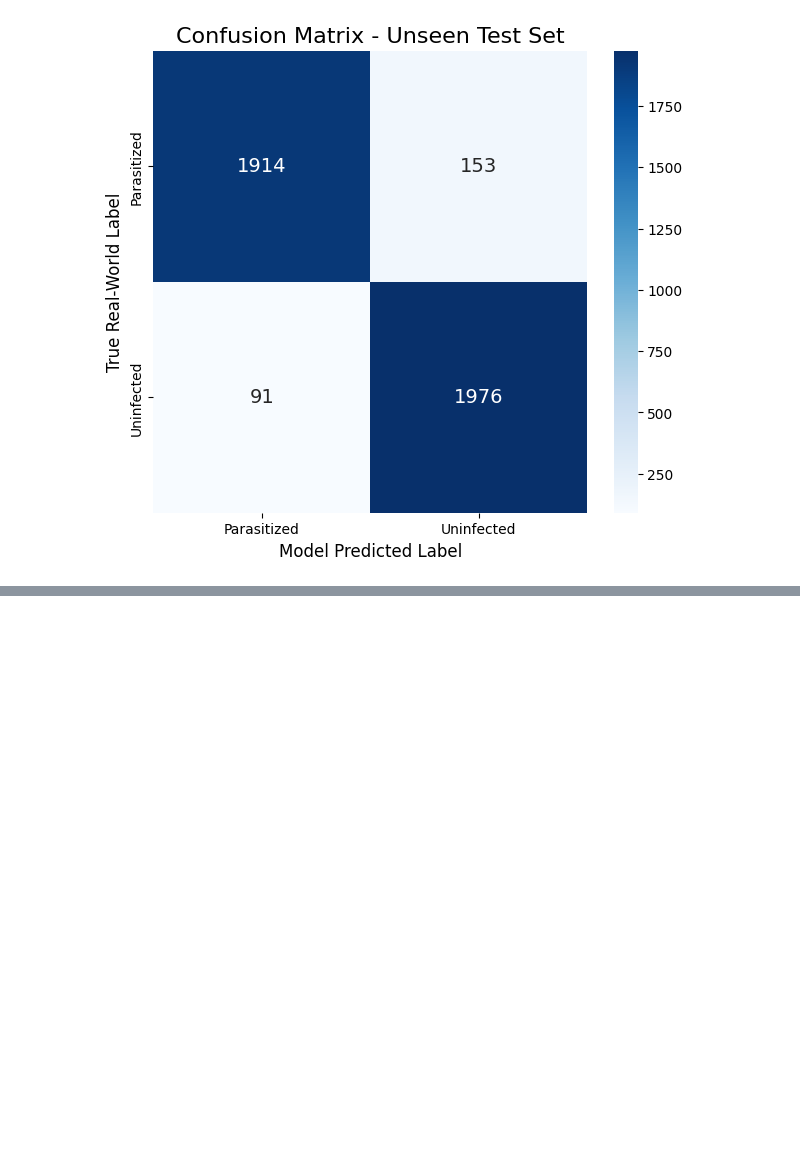
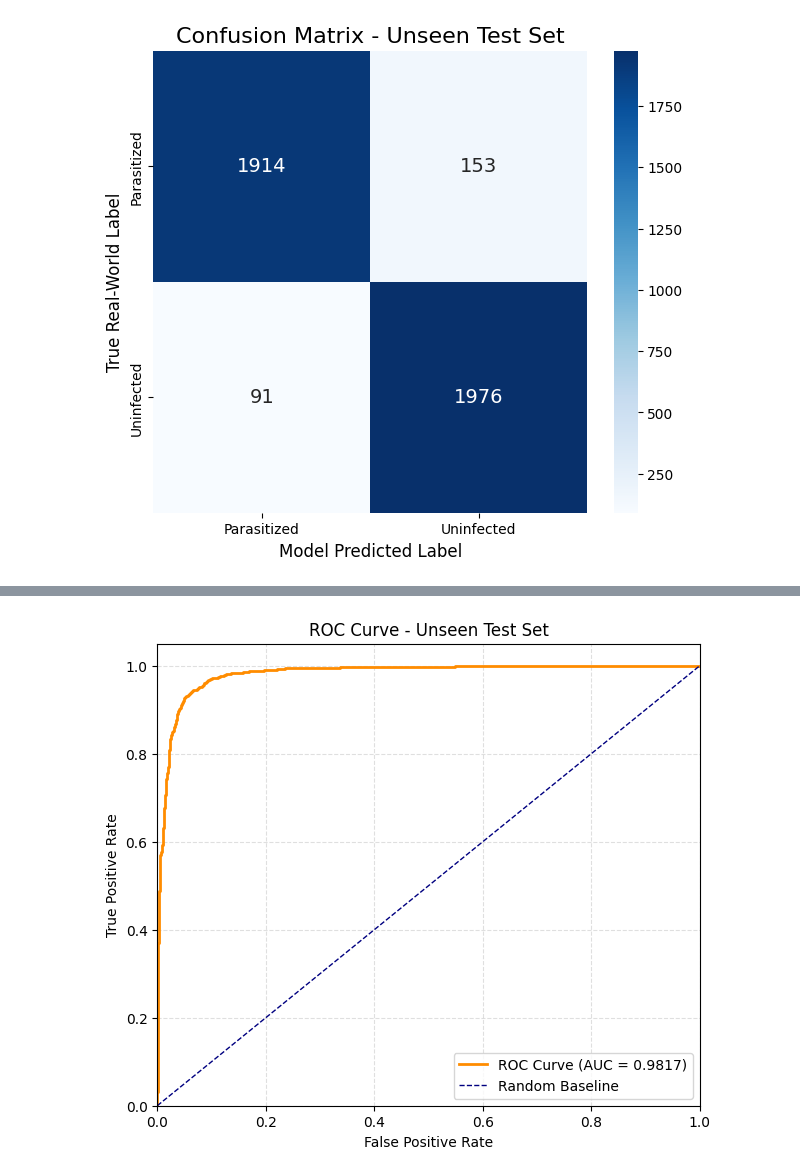
Before and after one commit to Computer-Vision-Project-Team/malaria-detection-cv, a Jupyter notebook: notebooks/model_train.ipynb, the cells around one changed output, grey strips where cells are left out. Saved outputs shown, nothing was run; the diff lists cells and outputs as text; code cells hidden in the pictures; blank space fills up the shorter version.

```diff
--- a/notebooks/model_train.ipynb
+++ b/notebooks/model_train.ipynb
@@ -452,3 +452,101 @@ weighted avg       0.94      0.94      0.94      4134
 
 Generating Confusion Matrix...
 [figure]
+# %%
+from sklearn.metrics import roc_curve, auc
+import os
+import matplotlib.pyplot as plt
+import tensorflow as tf
+from tensorflow.keras.preprocessing.image import ImageDataGenerator
+
+# If ROC cell is run directly, rebuild required inputs.
+if 'predictions' not in globals() or 'y_true' not in globals():
+    print('predictions/y_true not found. Running test inference first...')
+
+    # Resolve model path across Colab and local workspace.
+    model_candidates = []
+    if 'model_save_path' in globals() and isinstance(model_save_path, str):
+        model_candidates.append(model_save_path)
+
+    if 'project_path' in globals() and isinstance(project_path, str):
+        model_candidates.append(os.path.join(project_path, 'models', 'malaria_cnn.h5'))
+
+    model_candidates.extend([
+        'models/best_model.h5',
+        '../models/best_model.h5',
+        'models/malaria_cnn.h5',
+        '../models/malaria_cnn.h5',
+        '/content/drive/My Drive/Colab Notebooks/cv_coursework/models/malaria_cnn.h5'
+    ])
+
+    resolved_model_path = next((p for p in model_candidates if os.path.exists(p)), None)
+    if resolved_model_path is None:
+        raise FileNotFoundError(
+            'Could not find a model file. Checked: ' + ', '.join(model_candidates)
+        )
+
+    # Resolve test directory across Colab and local workspace.
+    test_candidates = []
+    if 'test_dir' in globals() and isinstance(test_dir, str):
+        test_candidates.append(test_dir)
+
+    test_candidates.extend([
+        'data/processed/test',
+        '../data/processed/test',
+        '/content/split_data/test'
+    ])
+
+    resolved_test_dir = next((p for p in test_candidates if os.path.isdir(p)), None)
+    if resolved_test_dir is None:
+        raise FileNotFoundError(
+            'Could not find test directory. Checked: ' + ', '.join(test_candidates)
+        )
+
+    if 'IMG_SIZE' not in globals():
+        IMG_SIZE = (224, 224)
+
+    if 'BATCH_SIZE' not in globals():
+        BATCH_SIZE = 32
+
+    if 'apply_gaussian_blur' not in globals():
+        def apply_gaussian_blur(img):
+            return img
+
+    best_model = tf.keras.models.load_model(resolved_model_path)
+
+    test_datagen = ImageDataGenerator(
+        rescale=1./255,
+        preprocessing_function=apply_gaussian_blur
+    )
+
+    test_generator = test_datagen.flow_from_directory(
+        resolved_test_dir,
+        target_size=IMG_SIZE,
+        batch_size=BATCH_SIZE,
+        class_mode='binary',
+        shuffle=False
+    )
+
+    predictions = best_model.predict(test_generator)
+    y_true = test_generator.classes
+
+# Use probabilities from model output
+y_score = predictions.reshape(-1)
+
+fpr, tpr, _ = roc_curve(y_true, y_score)
+roc_auc = auc(fpr, tpr)
+
+print(f"AUC Score: {roc_auc:.4f}")
+
+plt.figure(figsize=(7, 6))
+plt.plot(fpr, tpr, color='darkorange', linewidth=2, label=f'ROC Curve (AUC = {roc_auc:.4f})')
+plt.plot([0, 1], [0, 1], color='navy', linestyle='--', linewidth=1, label='Random Baseline')
+plt.xlim([0.0, 1.0])
+plt.ylim([0.0, 1.05])
+plt.xlabel('False Positive Rate')
+plt.ylabel('True Positive Rate')
+plt.title('ROC Curve - Unseen Test Set')
+plt.legend(loc='lower right')
+plt.grid(True, linestyle='--', alpha=0.4)
+plt.show()
+# %% [output]
@@ -454,0 +559 @@ Generating Confusion Matrix...
+[figure, added]
```
Also changed, not shown: parts of 1 cell of this notebook, 2 other files.
